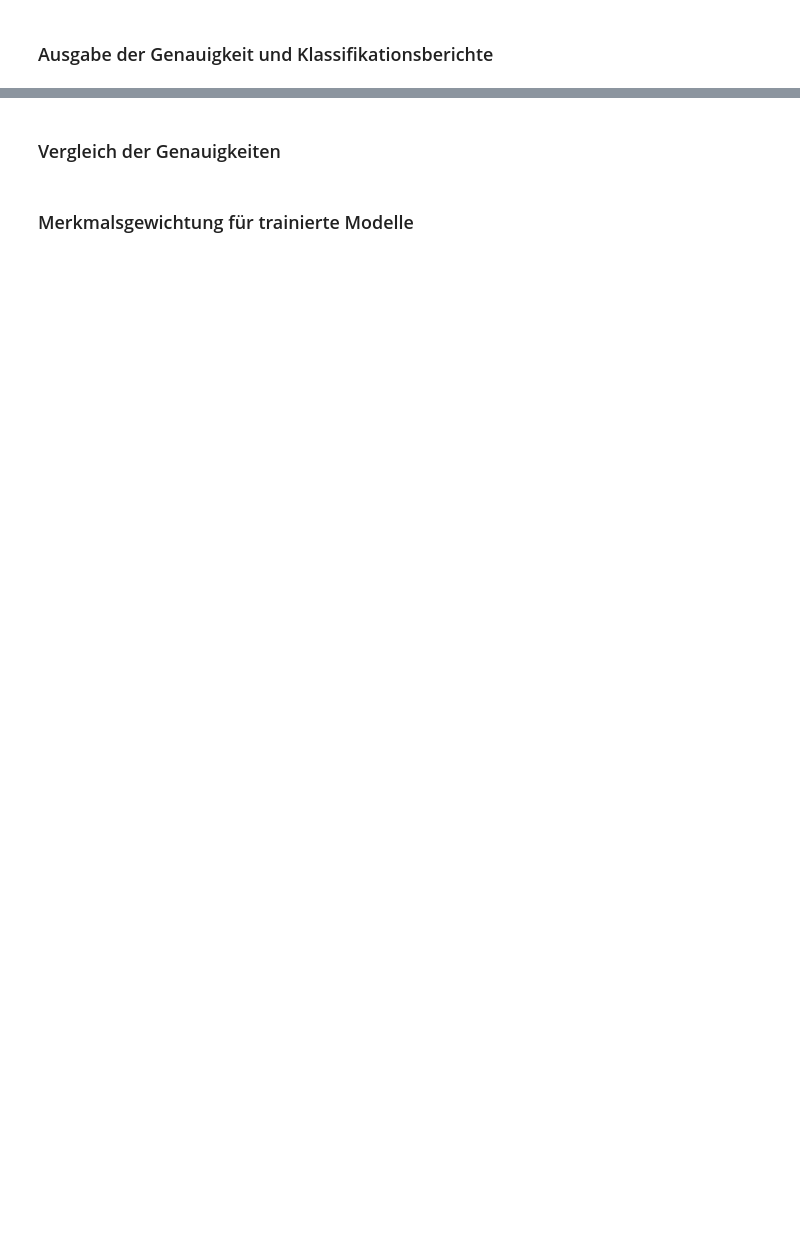
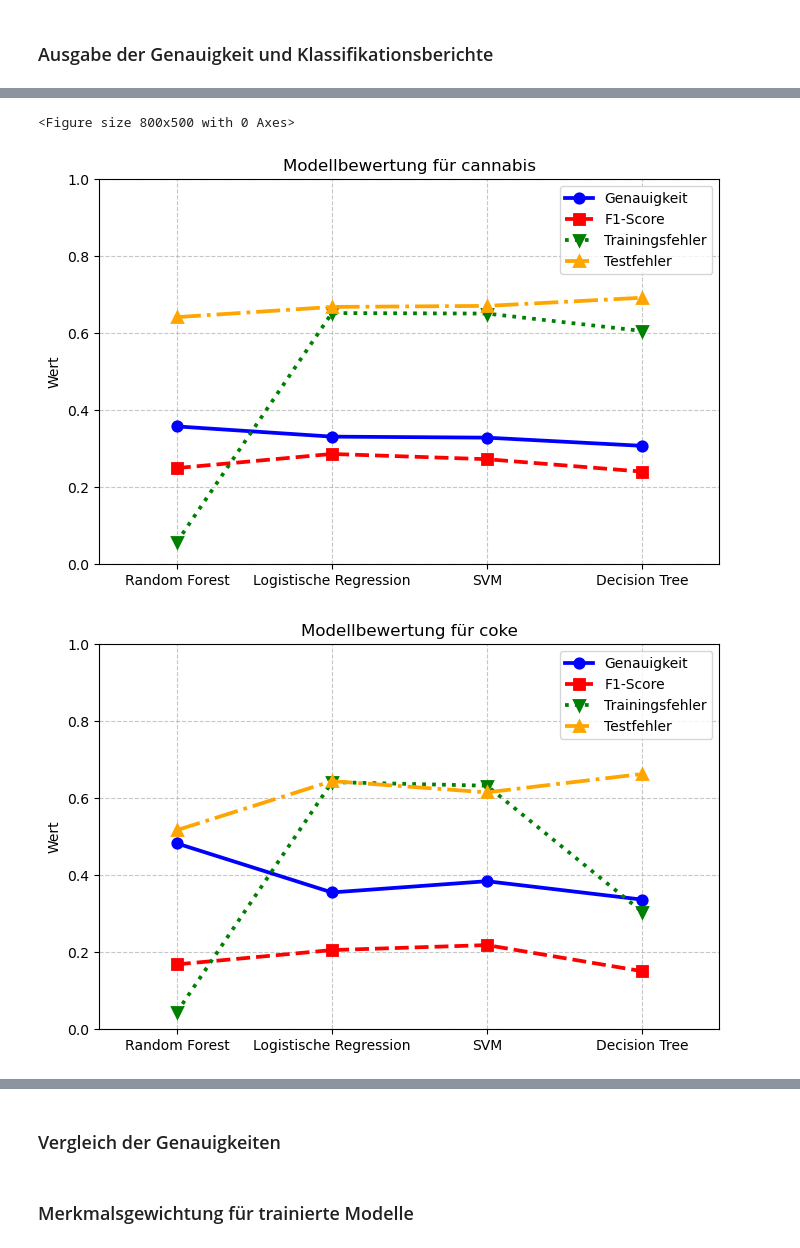
Before and after one commit to Salih-Kelmendi/LuisSalihML, a Jupyter notebook: Drug-Consumption2.ipynb, the cells around one changed output, grey strips where cells are left out. Cells and saved outputs as stored; diff of their text form; code cells hidden in the pictures; blank space fills up the shorter version.

```diff
--- a/Drug-Consumption2.ipynb
+++ b/Drug-Consumption2.ipynb
@@ -196,19 +308,2 @@ y_pred_svm = svm_model.predict(X_test)
 # %% [markdown]
 ### Ergebnisse für alle Modelle
-# %%
-models = ['Random Forest', 'Logistische Regression', "SVM"]
-accuracies = [
-        accuracy_score(y_test, y_pred_rf),
-        accuracy_score(y_test, y_pred_logreg),
-        accuracy_score(y_test, y_pred_svm)
-    ]
-classification_reports = [
-        classification_report(y_test, y_pred_rf, zero_division=0),
-        classification_report(y_test, y_pred_logreg, zero_division=0),
-        classification_report(y_test, y_pred_svm, zero_division=0)
-    ]
-f1_scores = [
-    f1_score(y_test, y_pred_rf, average='macro'),
-    f1_score(y_test, y_pred_logreg, average='macro'),
-    f1_score(y_test, y_pred_svm, average='macro')
-]
@@ -231,0 +415,51 @@ plt.show()
+# %%
+models = ["Random Forest", "Logistische Regression", "SVM", "Decision Tree"]
+
+plt.figure(figsize=(8, 5))
+
+for drug in drug_names:
+    accuracies = [
+        all_accuracies[drug]["Random Forest"],
+        all_accuracies[drug]["Logistische Regression"],
+        all_accuracies[drug]["SVM"],
+        all_accuracies[drug]["Decision Tree"]
+    ]
+
+    f1_scores = [
+        all_f1_scores[drug]["Random Forest"],
+        all_f1_scores[drug]["Logistische Regression"],
+        all_f1_scores[drug]["SVM"],
+        all_f1_scores[drug]["Decision Tree"]
+    ]
+
+    train_errors = [
+        all_train_errors[drug]["Random Forest"],
+        all_train_errors[drug]["Logistische Regression"],
+        all_train_errors[drug]["SVM"],
+        all_train_errors[drug]["Decision Tree"]
+    ]
+
+    test_errors = [
+        all_test_errors[drug]["Random Forest"],
+        all_test_errors[drug]["Logistische Regression"],
+        all_test_errors[drug]["SVM"],
+        all_test_errors[drug]["Decision Tree"]
+    ]
+
+    # Plot der Genauigkeiten, F1-Scores und Fehler
+    plt.figure(figsize=(8, 5))
+    sns.pointplot(x=models, y=accuracies, color="blue", marker="o", linestyle="-", label="Genauigkeit")
+    sns.pointplot(x=models, y=f1_scores, color="red", marker="s", linestyle="--", label="F1-Score")
+    sns.pointplot(x=models, y=train_errors, color="green", marker="v", linestyle=":", label="Trainingsfehler")
+    sns.pointplot(x=models, y=test_errors, color="orange", marker="^", linestyle="-.", label="Testfehler")
+
+    plt.ylabel("Wert")
+    plt.ylim(0, 1)
+    plt.title(f"Modellbewertung für {drug}")
+    plt.legend()
+    plt.grid(True, linestyle="--", alpha=0.7)
+    plt.show()
+# %% [output]
+<Figure size 800x500 with 0 Axes>
+[figure, added]
+[figure, added]
```
Also changed, not shown: parts of 21 cells of this notebook.
